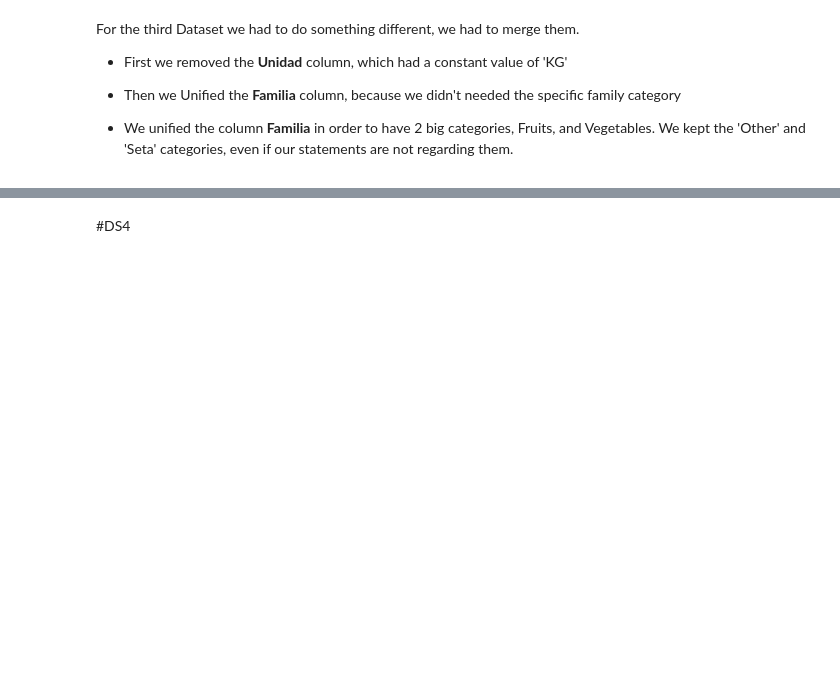
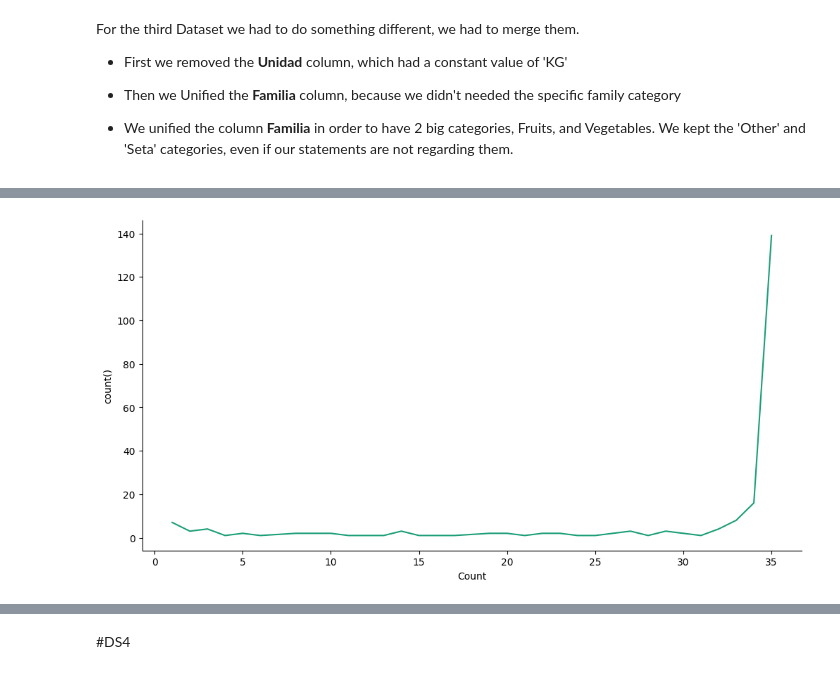
Before and after one commit to UCLM-ESI-NECULA/DataMining, a Jupyter notebook: datasetCleaning.ipynb, the cells around one changed output, grey strips where cells are left out. Saved outputs shown, nothing was run; the diff lists cells and outputs as text; code cells hidden in the pictures; blank space fills up the shorter version.

```diff
--- a/datasetCleaning.ipynb
+++ b/datasetCleaning.ipynb
@@ -194,11 +247,10 @@ for df in [df1, df2]:
 # %%
 # Replacing comma in numbers with dot for proper numeric conversion
-df1['price_mean'] = df1['price_mean'].str.replace(',', '.').astype(float)
-df2['price_mean'] = df2['price_mean'].str.replace(',', '.').astype(float)
-
-# Merging the two datasets
-merged_df = pd.concat([df1, df2])
+merged_df['price_mean'] = merged_df['price_mean'].str.replace(',', '.').astype(float)
 
 # Grouping by common columns and calculating the mean of 'price_mean', and the 'sum' of the volume
-grouped_df = merged_df.groupby(['product', 'origen', 'familia', 'YEAR', 'MONTH'], as_index=False) \
+grouped_df = merged_df.groupby(['product', 'familia', 'YEAR', 'MONTH'], as_index=False) \
               .agg({'price_mean': 'mean', 'Volumen': 'sum'})
+
+print(len(merged_df['product'].unique()))
+grouped_df
@@ -214,0 +278,15 @@ grouped_df.to_csv(output_file_path, sep='|', index=False)
+# %%
+# Splitting the concatenated fields into separate columns
+data_split = grouped_df
+# Converting Year and Month to integers for proper sorting
+data_split['YEAR'] = data_split['YEAR'].astype(int)
+data_split['MONTH'] = data_split['MONTH'].astype(int)
+
+# Creating a 'YearMonth' column for easier handling of date information
+data_split['YearMonth'] = data_split['YEAR'].astype(str) + '-' + data_split['MONTH'].astype(str)
+
+# Aggregating data to count the number of months each product appears in and list the months
+product_month_data = data_split.groupby('product').agg(Count=('YearMonth', 'nunique'), Months=('YearMonth', lambda x: list(x.unique()))).reset_index()
+product_month_data = product_month_data.sort_values(by=['Count'])
+
+product_month_data
@@ -214,0 +307,20 @@ grouped_df.to_csv(output_file_path, sep='|', index=False)
+# %%
+def _plot_series(series, series_name, series_index=0):
+  palette = list(sns.palettes.mpl_palette('Dark2'))
+  counted = (series['Count']
+                .value_counts()
+              .reset_index(name='counts')
+              .rename({'index': 'Count'}, axis=1)
+              .sort_values('Count', ascending=True))
+  xs = counted['Count']
+  ys = counted['counts']
+  plt.plot(xs, ys, label=series_name, color=palette[series_index % len(palette)])
+# %%
+fig, ax = plt.subplots(figsize=(10, 5.2), layout='constrained')
+df_sorted = product_month_data.sort_values('Count', ascending=True)
+_plot_series(df_sorted, '')
+sns.despine(fig=fig, ax=ax)
+plt.xlabel('Count')
+_ = plt.ylabel('count()')
+# %% [output]
+[figure, added]
```
Also changed, not shown: parts of 55 cells of this notebook.
